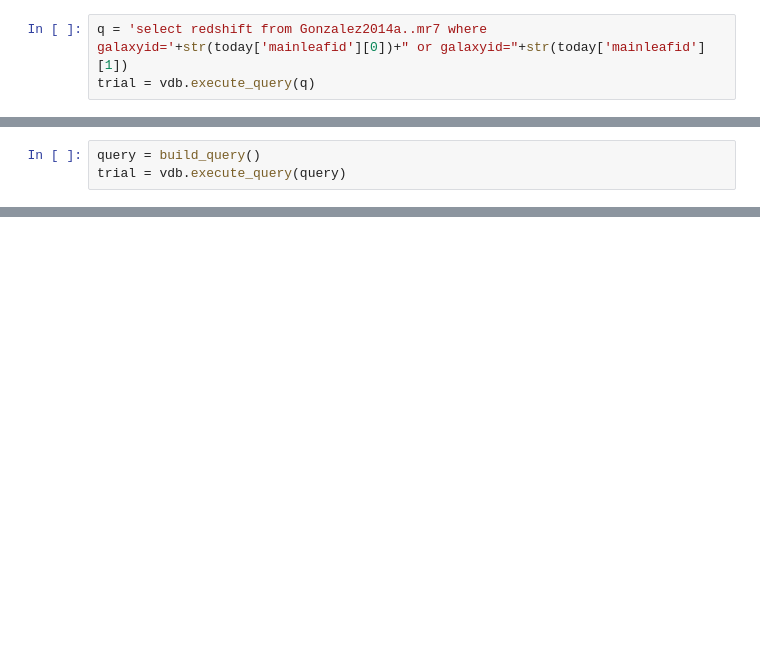
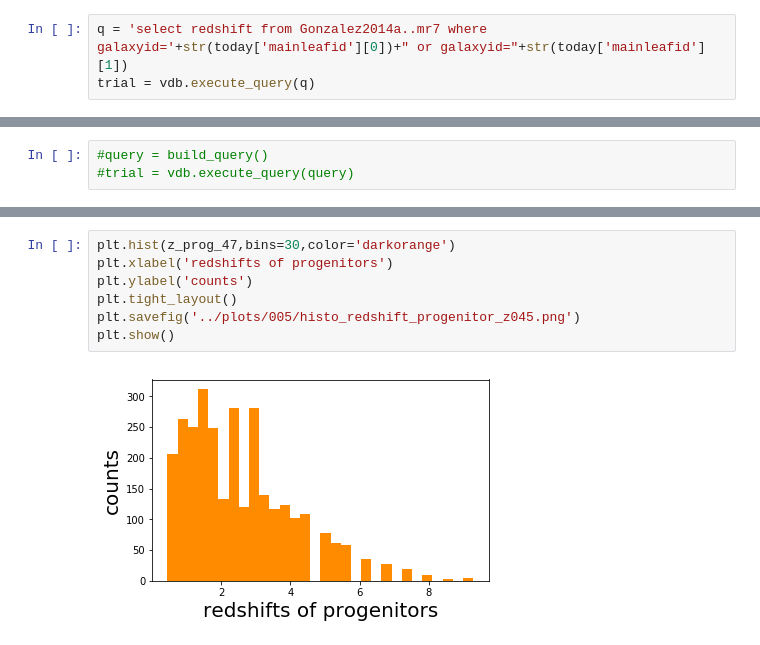
Before and after one commit to GiorgioManzoni/VIPERS_GALFORM, a Jupyter notebook: 005_progenitor.ipynb, the cells around one changed output, grey strips where cells are left out. Drawn from its saved outputs; the diff is of its cells as text; blank space fills up the shorter version.

```diff
--- a/005_progenitor.ipynb
+++ b/005_progenitor.ipynb
@@ -496,5 +480,5 @@ def build_query():
     q1 = q1[0:-3]
     return q1
 # %%
-query = build_query()
-trial = vdb.execute_query(query)
+#query = build_query()
+#trial = vdb.execute_query(query)
@@ -511,0 +598,9 @@ rec.array([(2.8311799,), (6.7115903,)],
+# %%
+plt.hist(z_prog_47,bins=30,color='darkorange')
+plt.xlabel('redshifts of progenitors')
+plt.ylabel('counts')
+plt.tight_layout()
+plt.savefig('../plots/005/histo_redshift_progenitor_z045.png')
+plt.show()
+# %% [output]
+[figure, added]
```
Also changed, not shown: parts of 20 cells of this notebook.
